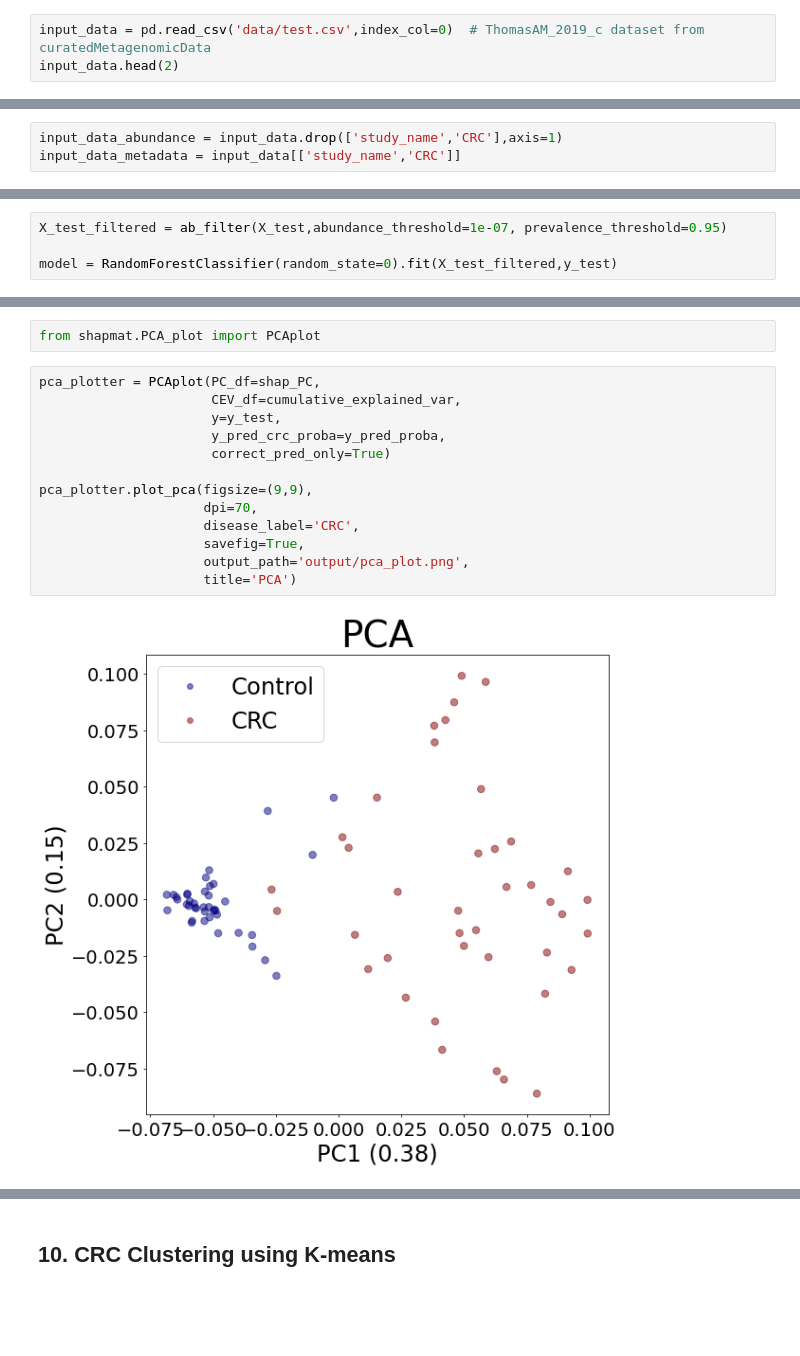
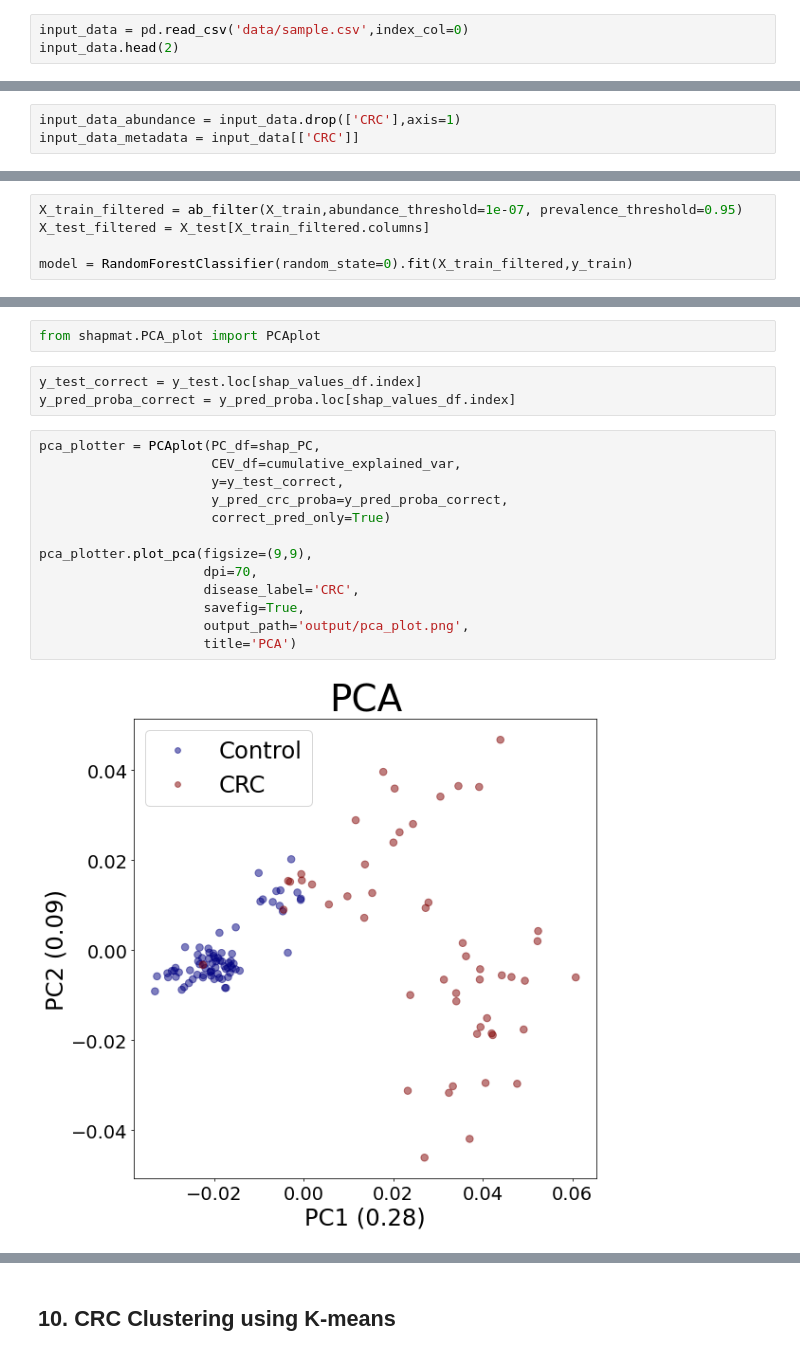
Before and after one commit to ryzary/shapmat_tutorial, a Jupyter notebook: tutorial_1.ipynb, the cells around one changed output, grey strips where cells are left out. Cells and saved outputs as stored; diff of their text form; blank space fills up the shorter version.

```diff
--- a/tutorial_1.ipynb
+++ b/tutorial_1.ipynb
@@ -32,6 +32,6 @@ curatedCRC_metadata = curatedCRC[['study_name','CRC']]
 # %% [markdown]
 ## 2. Load your own data
 # %%
-input_data = pd.read_csv('data/test.csv',index_col=0)  # ThomasAM_2019_c dataset from curatedMetagenomicData
+input_data = pd.read_csv('data/sample.csv',index_col=0)
 input_data.head(2)
 # %% [output]
@@ -42,6 +43,6 @@ input_data.head(2)
 # %%
-input_data_abundance = input_data.drop(['study_name','CRC'],axis=1)
-input_data_metadata = input_data[['study_name','CRC']]
+input_data_abundance = input_data.drop(['CRC'],axis=1)
+input_data_metadata = input_data[['CRC']]
 # %% [markdown]
 ## 3. Concat curatedCRC_abundance and input_data_abundance
 # %% [markdown]
@@ -128,9 +129,10 @@ According to the result above, the best combination of thresholds is 1e-07 and 0
 # %%
 from shapmat.explainer import Explainer
 # %%
-X_test_filtered = ab_filter(X_test,abundance_threshold=1e-07, prevalence_threshold=0.95)
+X_train_filtered = ab_filter(X_train,abundance_threshold=1e-07, prevalence_threshold=0.95)
+X_test_filtered = X_test[X_train_filtered.columns]
 
-model = RandomForestClassifier(random_state=0).fit(X_test_filtered,y_test)
+model = RandomForestClassifier(random_state=0).fit(X_train_filtered,y_train)
 # %%
 # Get predicted probability
 y_pred_proba = model.predict_proba(X_test_filtered)[:, 1] # CRC proba
@@ -214,21 +217,24 @@ cumulative_explained_var
 ### PCA Visualization
 # %%
 from shapmat.PCA_plot import PCAplot
+# %%
+y_test_correct = y_test.loc[shap_values_df.index]
+y_pred_proba_correct = y_pred_proba.loc[shap_values_df.index]
 # %%
 pca_plotter = PCAplot(PC_df=shap_PC,
                       CEV_df=cumulative_explained_var,
-                      y=y_test,
-                      y_pred_crc_proba=y_pred_proba,
+                      y=y_test_correct,
+                      y_pred_crc_proba=y_pred_proba_correct,
                       correct_pred_only=True)
 
 pca_plotter.plot_pca(figsize=(9,9),
                      dpi=70,
                      disease_label='CRC',
                      savefig=True,
                      output_path='output/pca_plot.png',
                      title='PCA')
 # %% [output]
-[figure, old version]
+[figure, new version]
 # %%
 pca_plotter.plot_pca_with_proba(figsize=(7,7),
                                 dpi=70,
```
Also changed, not shown: parts of 17 cells of this notebook, 6 other files.
